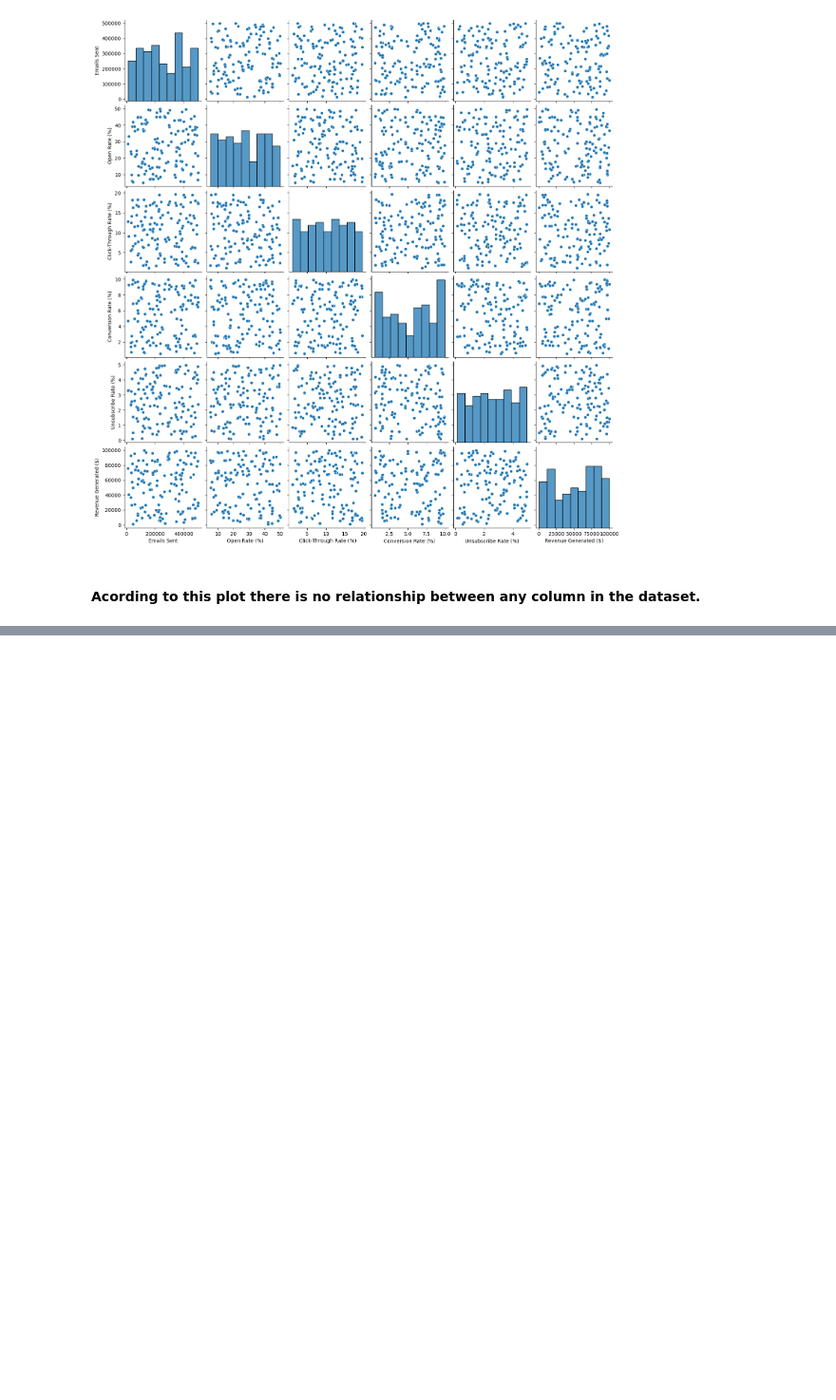
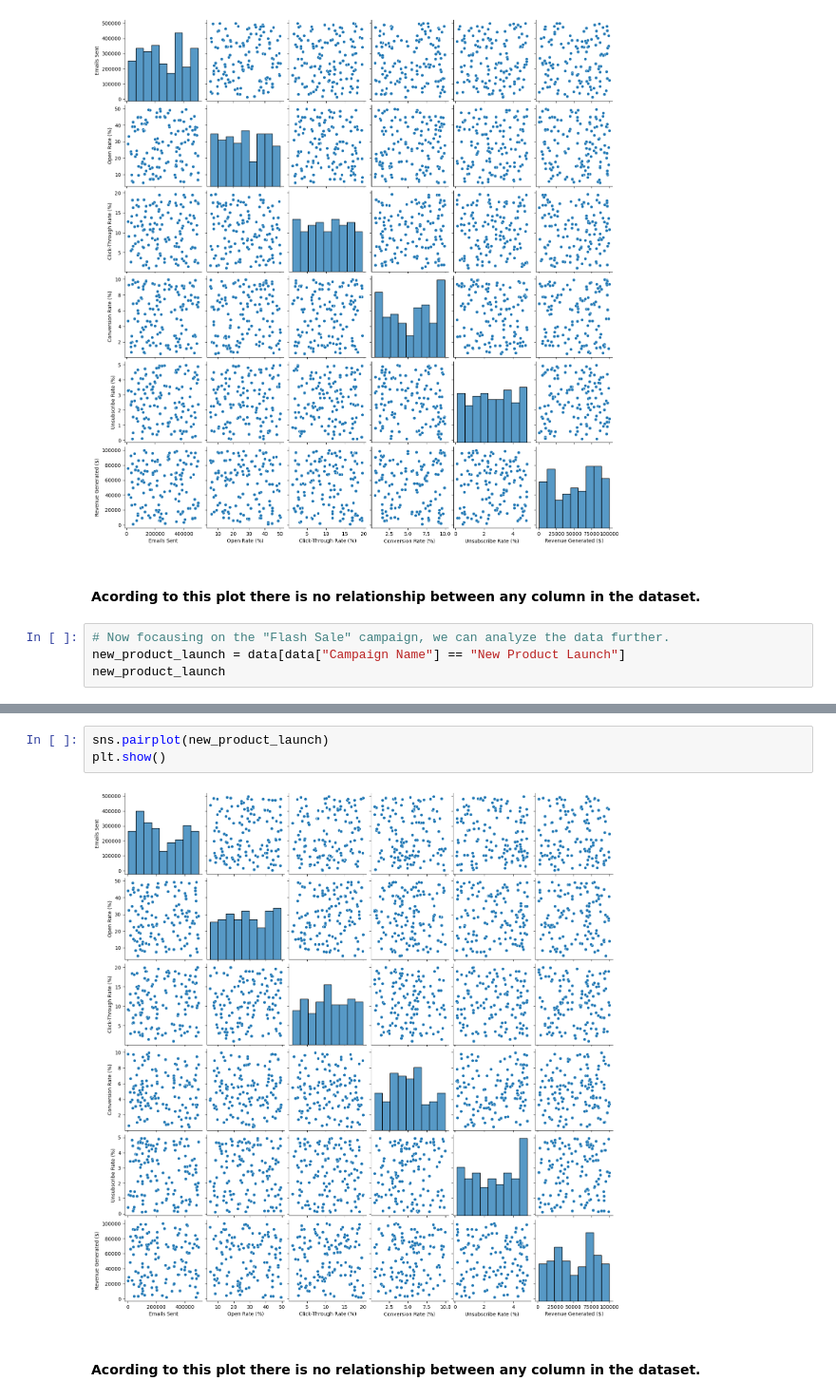
Before and after one commit to HassanFathyIsmail/Email-Campaign-Gig, a Jupyter notebook: Email-Campaign.ipynb, the cells around one changed output, grey strips where cells are left out. Shown at 95% size. Saved outputs shown, nothing was run; the diff lists cells and outputs as text; blank space fills up the shorter version.

Commit message:
I ploted pair plot for new product launch campaign

```diff
--- a/Email-Campaign.ipynb
+++ b/Email-Campaign.ipynb
@@ -119,3 +119,7 @@ plt.show()
 [figure]
 # %% [markdown]
 #### Acording to this plot there is no relationship between any column in the dataset.
+# %%
+# Now focausing on the "Flash Sale" campaign, we can analyze the data further.
+new_product_launch = data[data["Campaign Name"] == "New Product Launch"]
+new_product_launch
@@ -121,0 +140,7 @@ plt.show()
+# %%
+sns.pairplot(new_product_launch)
+plt.show()
+# %% [output]
+[figure, added]
+# %% [markdown]
+#### Acording to this plot there is no relationship between any column in the dataset.
```
Also changed, not shown: parts of 1 cell of this notebook.
